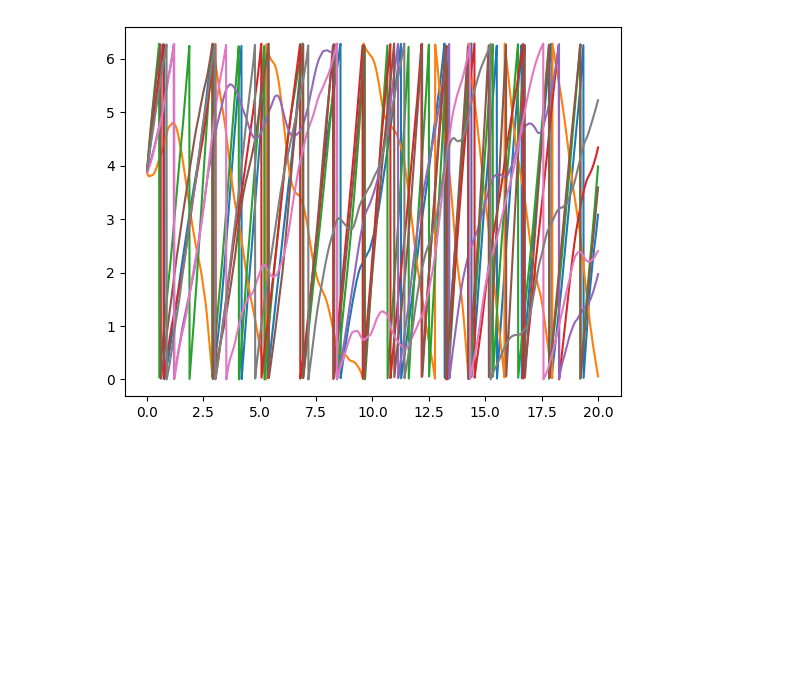
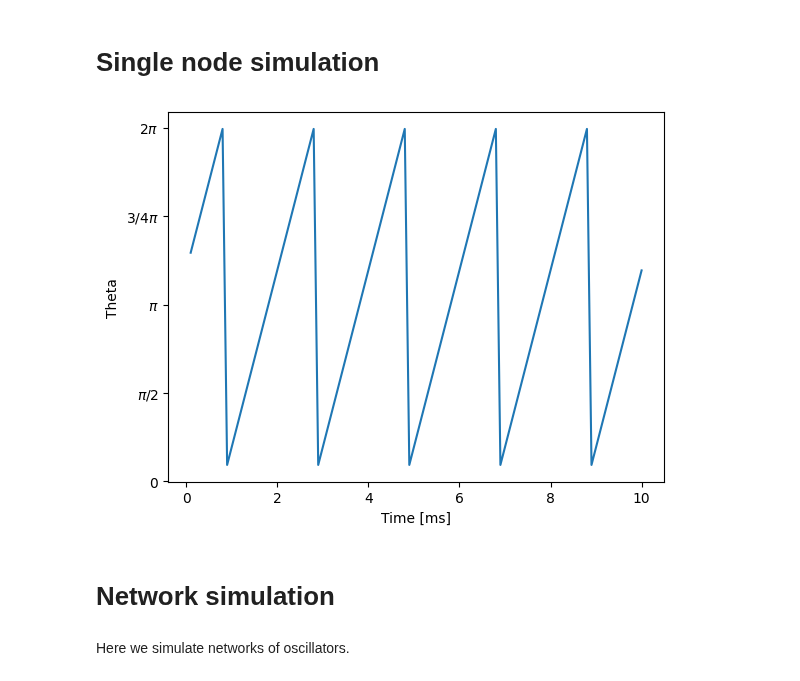
Before and after one commit to neurolib-dev/neurolib, a Jupyter notebook: examples/example-0.5-kuramoto.ipynb, the cells around one changed output. Drawn from its saved outputs; the diff is of its cells as text; code cells hidden in the pictures; blank space fills up the shorter version.

```diff
--- a/examples/example-0.5-kuramoto.ipynb
+++ b/examples/example-0.5-kuramoto.ipynb
@@ -43,5 +16,39 @@ theta = model['theta']
-# %%
-plt.plot(model.t, theta.T)
-plt.show()
-# %% [output]
-[figure, removed]
+# %%
+try:
+    import matplotlib.pyplot as plt
+except ImportError:
+    import sys
+    !{sys.executable} -m pip install matplotlib
+    import matplotlib.pyplot as plt
+
+import numpy as np
+
+# Let's import the Kuramoto model
+from neurolib.models.kuramoto import KuramotoModel
+from neurolib.models.kuramoto.loadDefaultParams import loadDefaultParams
+
+# Some useful functions are provided here
+import neurolib.utils.functions as func
+
+# a nice color map
+plt.rcParams['image.cmap'] = 'plasma'
+# %% [markdown]
+# Single node simulation
+# %%
+model = KuramotoModel()
+model.params['duration'] = 0.01*1000 # ms
+model.run()
+# %%
+theta = model['theta']
+
+plt.plot(model.t, theta.T)
+plt.xlabel("Time [ms]")
+plt.ylabel("Theta")
+plt.yticks(np.arange(0, 2*np.pi+0.1, np.pi/2), [ r"$0$", r"$\pi/2$", r"$\pi$", r"$3/4\pi$", r"$2\pi$",])# modify y-axis ticks to be in multiples of pi
+plt.show()
+# %% [output]
+[figure, added]
+# %% [markdown]
+# Network simulation
+# %% [markdown]
+Here we simulate networks of oscillators.
```
Also changed, not shown: parts of 16 cells of this notebook.
